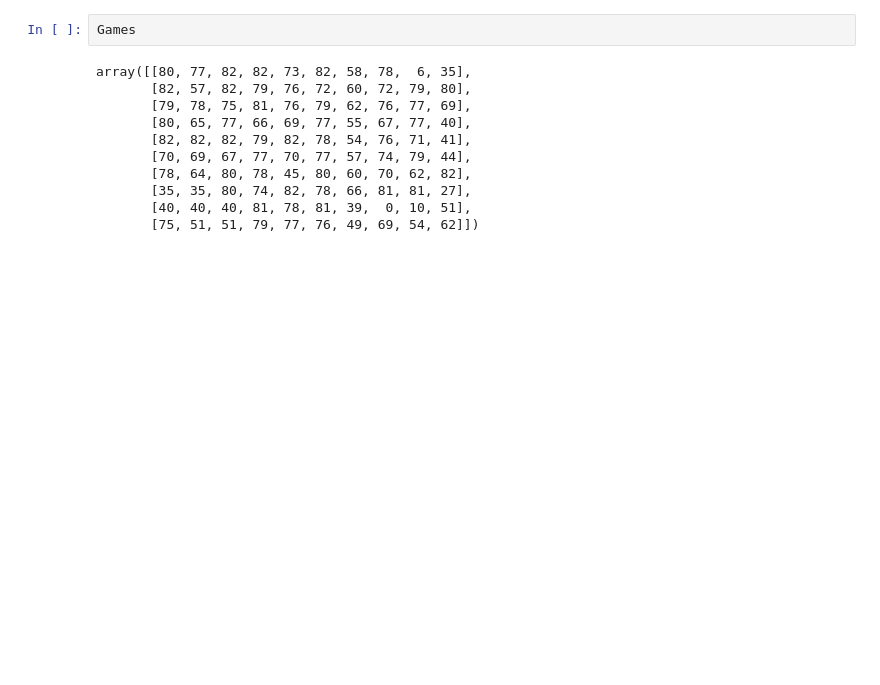
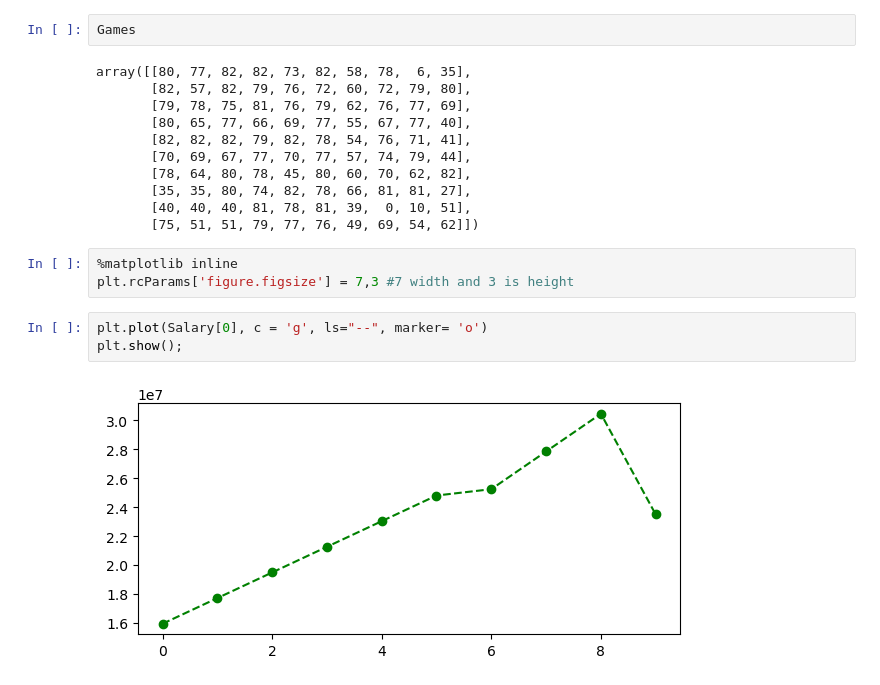
Before and after one commit to Mikun007/Agentic-AI-Generative-AI-AI-ML-DA-FSDS-_-Codes_Experties, a Jupyter notebook: Projects/Data Analysis small Project (IPL Analysis).ipynb, the cells around one changed output. Cells and saved outputs as stored; diff of their text form; blank space fills up the shorter version.

```diff
--- a/Projects/Data Analysis small Project (IPL Analysis).ipynb
+++ b/Projects/Data Analysis small Project (IPL Analysis).ipynb
@@ -233,3 +238,11 @@ array([[80, 77, 82, 82, 73, 82, 58, 78,  6, 35],
        [35, 35, 80, 74, 82, 78, 66, 81, 81, 27],
        [40, 40, 40, 81, 78, 81, 39,  0, 10, 51],
        [75, 51, 51, 79, 77, 76, 49, 69, 54, 62]])
+# %%
+%matplotlib inline
+plt.rcParams['figure.figsize'] = 7,3 #7 width and 3 is height
+# %%
+plt.plot(Salary[0], c = 'g', ls="--", marker= 'o')
+plt.show();
+# %% [output]
+[figure, added]
```
Also changed, not shown: parts of 11 cells of this notebook.
